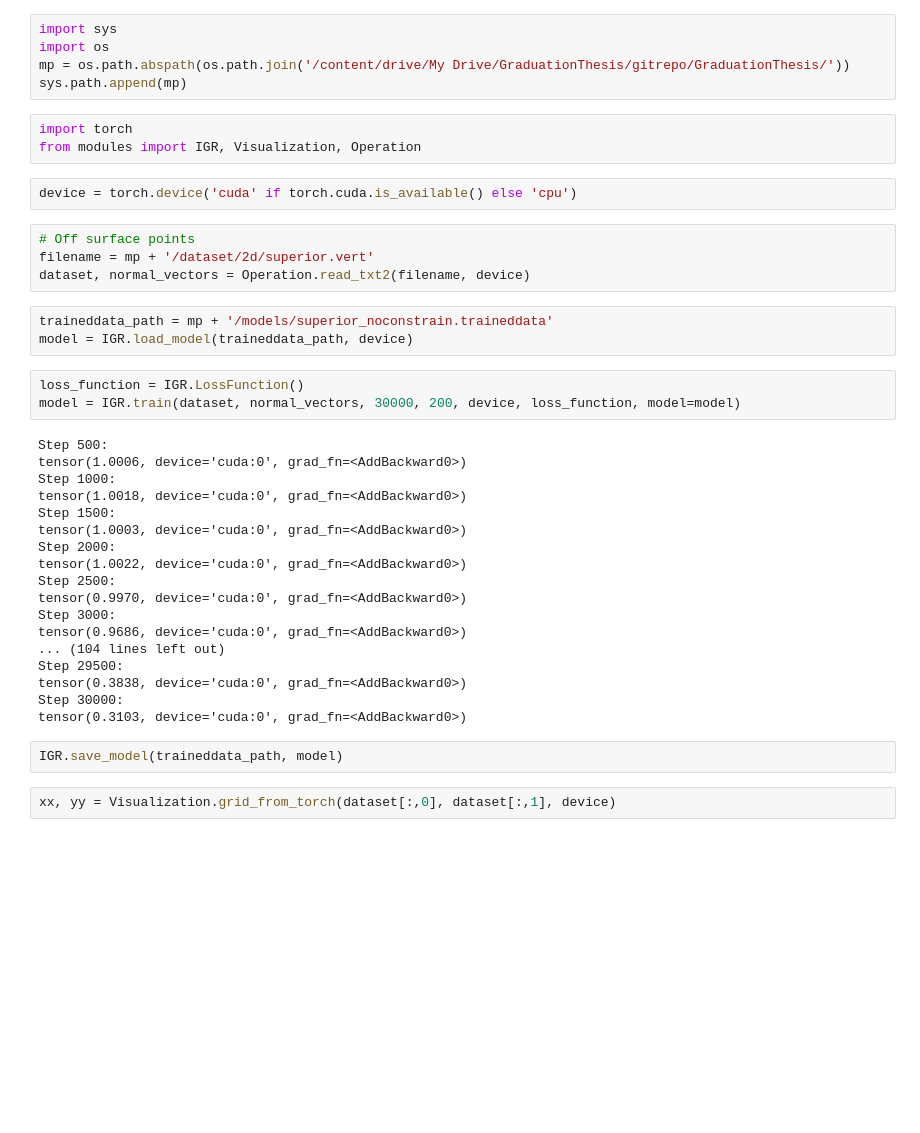
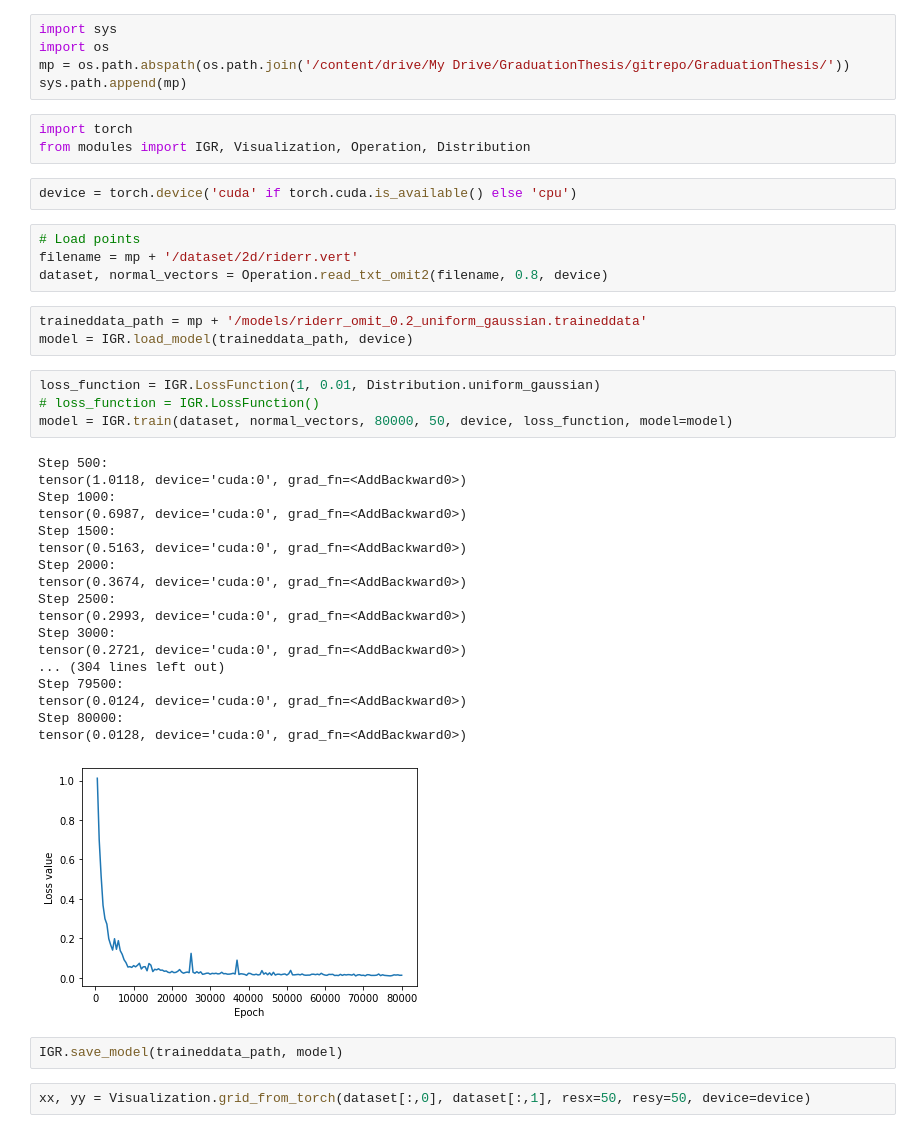
Before and after one commit to tranbaquang1708/GraduationThesis, a Jupyter notebook: IGR_2d.ipynb, the cells around one changed output. Cells and saved outputs as stored; diff of their text form; blank space fills up the shorter version.

```diff
--- a/IGR_2d.ipynb
+++ b/IGR_2d.ipynb
@@ -7,39 +7,41 @@ mp = os.path.abspath(os.path.join('/content/drive/My Drive/GraduationThesis/gitr
 sys.path.append(mp)
 # %%
 import torch
-from modules import IGR, Visualization, Operation
+from modules import IGR, Visualization, Operation, Distribution
 # %%
 device = torch.device('cuda' if torch.cuda.is_available() else 'cpu')
 # %%
-# Off surface points
-filename = mp + '/dataset/2d/superior.vert'
-dataset, normal_vectors = Operation.read_txt2(filename, device)
+# Load points
+filename = mp + '/dataset/2d/riderr.vert'
+dataset, normal_vectors = Operation.read_txt_omit2(filename, 0.8, device)
 # %%
-traineddata_path = mp + '/models/superior_noconstrain.traineddata'
+traineddata_path = mp + '/models/riderr_omit_0.2_uniform_gaussian.traineddata'
 model = IGR.load_model(traineddata_path, device)
 # %%
-loss_function = IGR.LossFunction()
-model = IGR.train(dataset, normal_vectors, 30000, 200, device, loss_function, model=model)
+loss_function = IGR.LossFunction(1, 0.01, Distribution.uniform_gaussian)
+# loss_function = IGR.LossFunction()
+model = IGR.train(dataset, normal_vectors, 80000, 50, device, loss_function, model=model)
 # %% [output]
 Step 500:
-tensor(1.0006, device='cuda:0', grad_fn=<AddBackward0>)
+tensor(1.0118, device='cuda:0', grad_fn=<AddBackward0>)
 Step 1000:
-tensor(1.0018, device='cuda:0', grad_fn=<AddBackward0>)
+tensor(0.6987, device='cuda:0', grad_fn=<AddBackward0>)
 Step 1500:
-tensor(1.0003, device='cuda:0', grad_fn=<AddBackward0>)
+tensor(0.5163, device='cuda:0', grad_fn=<AddBackward0>)
 Step 2000:
-tensor(1.0022, device='cuda:0', grad_fn=<AddBackward0>)
+tensor(0.3674, device='cuda:0', grad_fn=<AddBackward0>)
 Step 2500:
-tensor(0.9970, device='cuda:0', grad_fn=<AddBackward0>)
+tensor(0.2993, device='cuda:0', grad_fn=<AddBackward0>)
 Step 3000:
-tensor(0.9686, device='cuda:0', grad_fn=<AddBackward0>)
-... (104 lines left out)
-Step 29500:
-tensor(0.3838, device='cuda:0', grad_fn=<AddBackward0>)
-Step 30000:
-tensor(0.3103, device='cuda:0', grad_fn=<AddBackward0>)
+tensor(0.2721, device='cuda:0', grad_fn=<AddBackward0>)
+... (304 lines left out)
+Step 79500:
+tensor(0.0124, device='cuda:0', grad_fn=<AddBackward0>)
+Step 80000:
+tensor(0.0128, device='cuda:0', grad_fn=<AddBackward0>)
+[figure, added]
 # %%
 IGR.save_model(traineddata_path, model)
 # %%
-xx, yy = Visualization.grid_from_torch(dataset[:,0], dataset[:,1], device)
+xx, yy = Visualization.grid_from_torch(dataset[:,0], dataset[:,1], resx=50, resy=50, device=device)
 # %%
```
Also changed, not shown: parts of 3 cells of this notebook.
